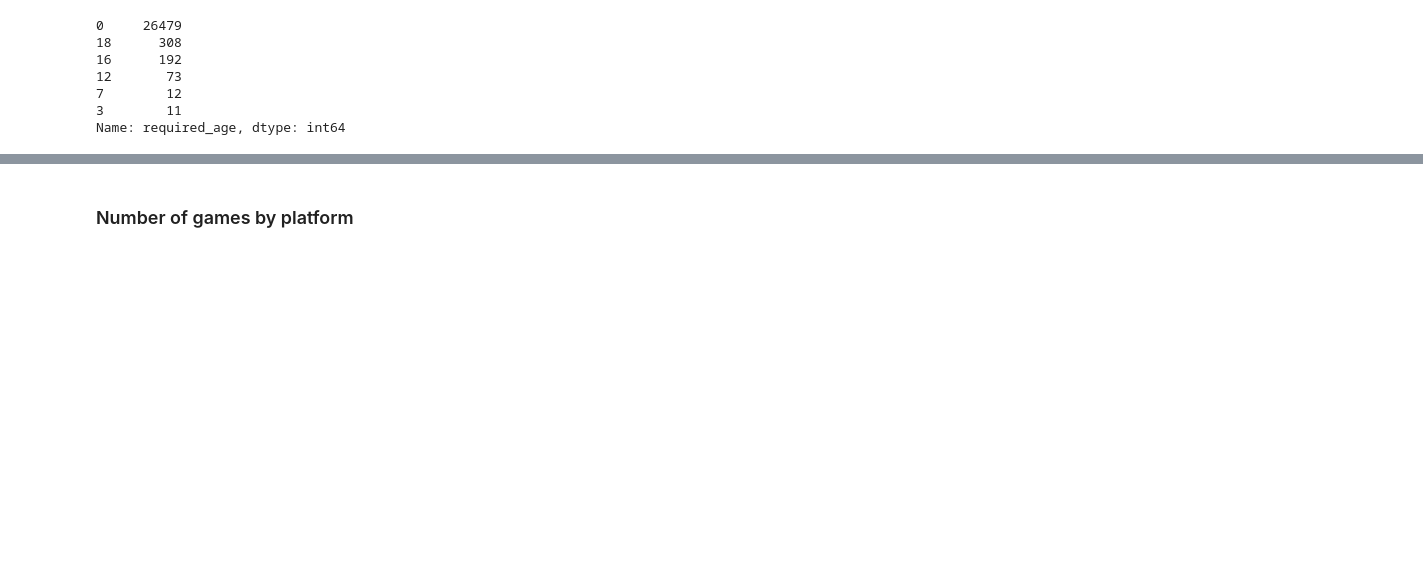
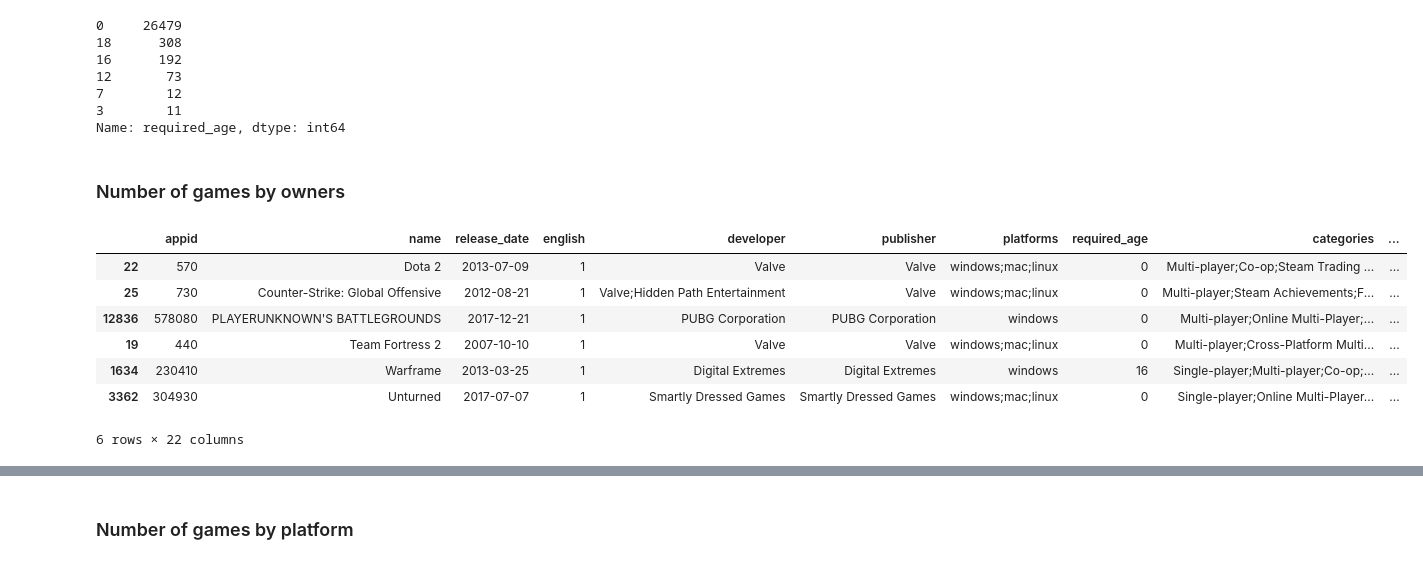
Before and after one commit to jamwung/eda-steam, a Jupyter notebook: steam_eda.ipynb, the cells around one changed output, grey strips where cells are left out. Cells and saved outputs as stored; diff of their text form; code cells hidden in the pictures; blank space fills up the shorter version.

```diff
--- a/steam_eda.ipynb
+++ b/steam_eda.ipynb
@@ -137,0 +169,4 @@ main_df.drop(columns=['appid', 'english']).describe()
+# %%
+main_df['release_date'] = pd.to_datetime(main_df['release_date'])
+main_df['release_year'] = main_df['release_date'].dt.year
+main_df[['name', 'release_year']]
@@ -137,0 +189,4 @@ main_df.drop(columns=['appid', 'english']).describe()
+# %%
+main_df['total_ratings'] = (main_df['positive_ratings']
+                            + main_df['negative_ratings'])
+main_df[['name', 'total_ratings']]
@@ -185,3 +270,16 @@ main_df['required_age'].value_counts()
 7        12
 3        11
 Name: required_age, dtype: int64
+# %% [markdown]
+### Number of games by owners
+# %%
+main_df[main_df['owners'].isin([35000000, 75000000, 150000000])].sort_values('owners', ascending=False)
+# %% [output]
+|  | appid | name | release_date | english | developer | publisher | platforms | required_age | categories | ... |
+| 22 | 570 | Dota 2 | 2013-07-09 | 1 | Valve | Valve | windows;mac;linux | 0 | Multi-player;Co-op;Steam Trading ... | ... |
+| 25 | 730 | Counter-Strike: Global Offensive | 2012-08-21 | 1 | Valve;Hidden Path Entertainment | Valve | windows;mac;linux | 0 | Multi-player;Steam Achievements;F... | ... |
+| 12836 | 578080 | PLAYERUNKNOWN'S BATTLEGROUNDS | 2017-12-21 | 1 | PUBG Corporation | PUBG Corporation | windows | 0 | Multi-player;Online Multi-Player;... | ... |
+| 19 | 440 | Team Fortress 2 | 2007-10-10 | 1 | Valve | Valve | windows;mac;linux | 0 | Multi-player;Cross-Platform Multi... | ... |
+| 1634 | 230410 | Warframe | 2013-03-25 | 1 | Digital Extremes | Digital Extremes | windows | 16 | Single-player;Multi-player;Co-op;... | ... |
+| 3362 | 304930 | Unturned | 2017-07-07 | 1 | Smartly Dressed Games | Smartly Dressed Games | windows;mac;linux | 0 | Single-player;Online Multi-Player... | ... |
+6 rows × 22 columns
```
Also changed, not shown: parts of 25 cells of this notebook.
